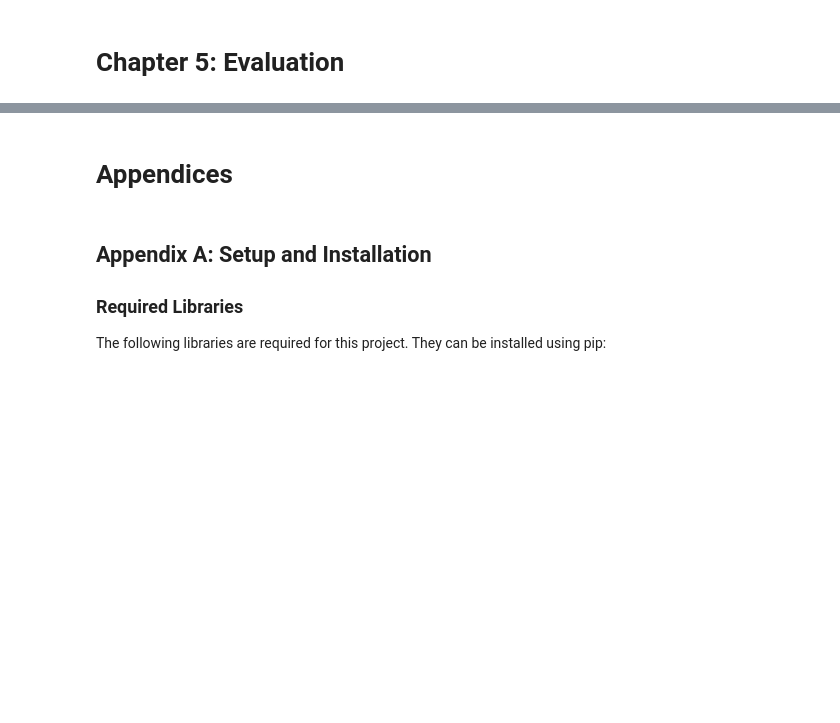
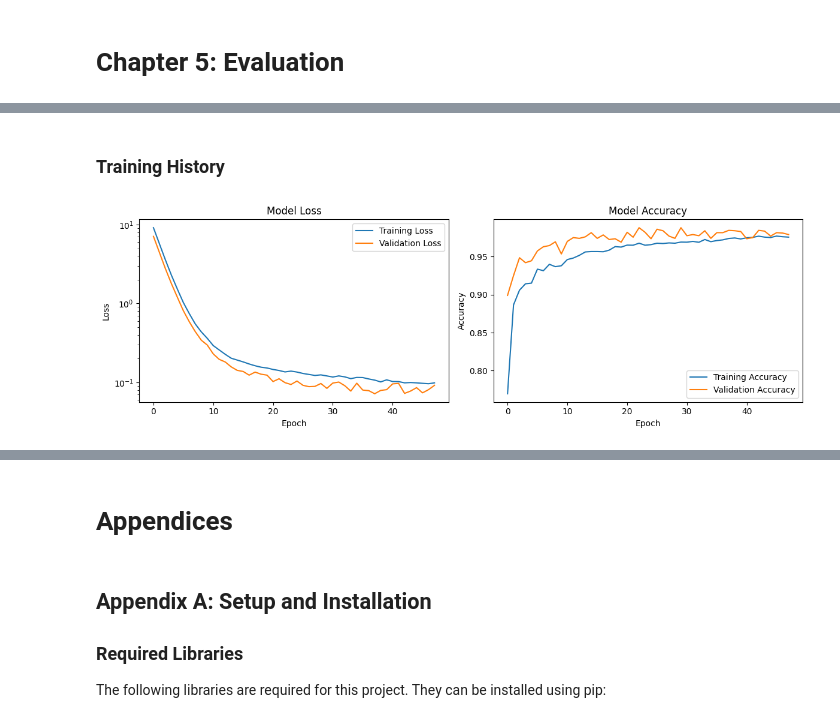
Before and after one commit to georn/final-project-uk-real-estate-recommendation-system, a Jupyter notebook: reports/CM3070-final-report.ipynb, the cells around one changed output, grey strips where cells are left out. Cells and saved outputs as stored; diff of their text form; code cells hidden in the pictures; blank space fills up the shorter version.

```diff
--- a/reports/CM3070-final-report.ipynb
+++ b/reports/CM3070-final-report.ipynb
@@ -1170,7 +1112,9 @@ The trained machine learning model and necessary data are loaded when the server
 # %%
-## based on src/webserver/app.py
-
-model = load_model('../../models/property_recommendation_model.h5')
+model = load_model('../../models/property_recommendation_model.keras')
 scaler_property = joblib.load('../../models/scaler_property.joblib')
 scaler_user = joblib.load('../../models/scaler_user.joblib')
+
+engine = create_engine(DATABASE_URL)
+SessionLocal = sessionmaker(autocommit=False, autoflush=False, bind=engine)
+
 property_data = load_property_data()
@@ -1204,0 +1284,10 @@ F1 Score: 0.9776
+# %% [markdown]
+### Training History
+# %%
+logging.getLogger().setLevel(logging.INFO)
+plot_training_history(history)
+
+# Suppress logging
+logging.getLogger().setLevel(logging.ERROR)
+# %% [output]
+[figure, added]
```
Also changed, not shown: parts of 31 cells of this notebook, 10 other files.
